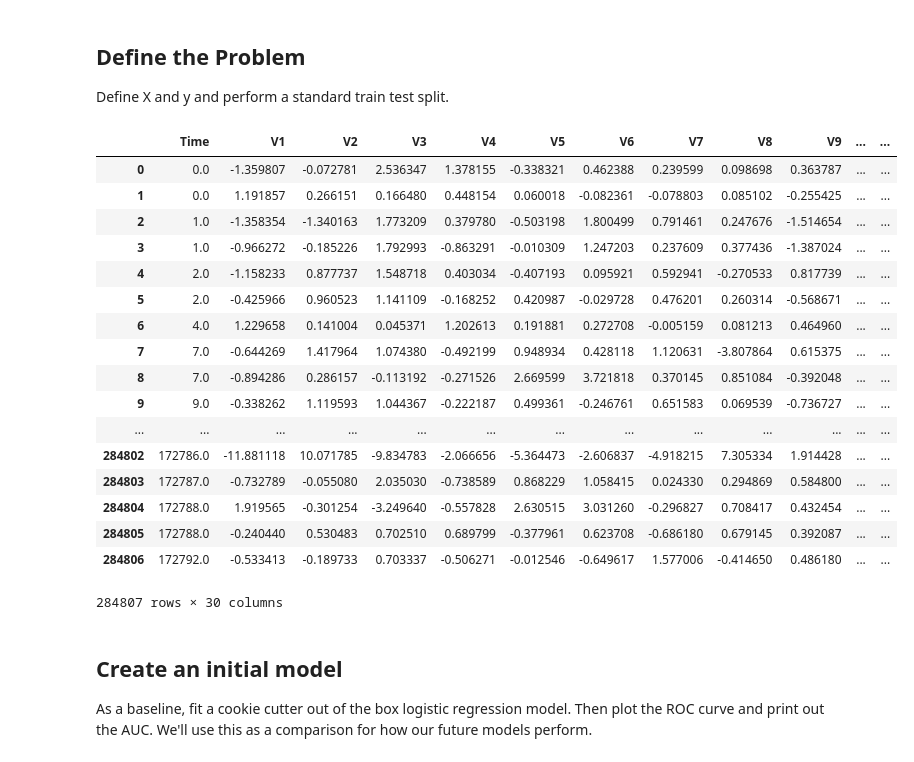
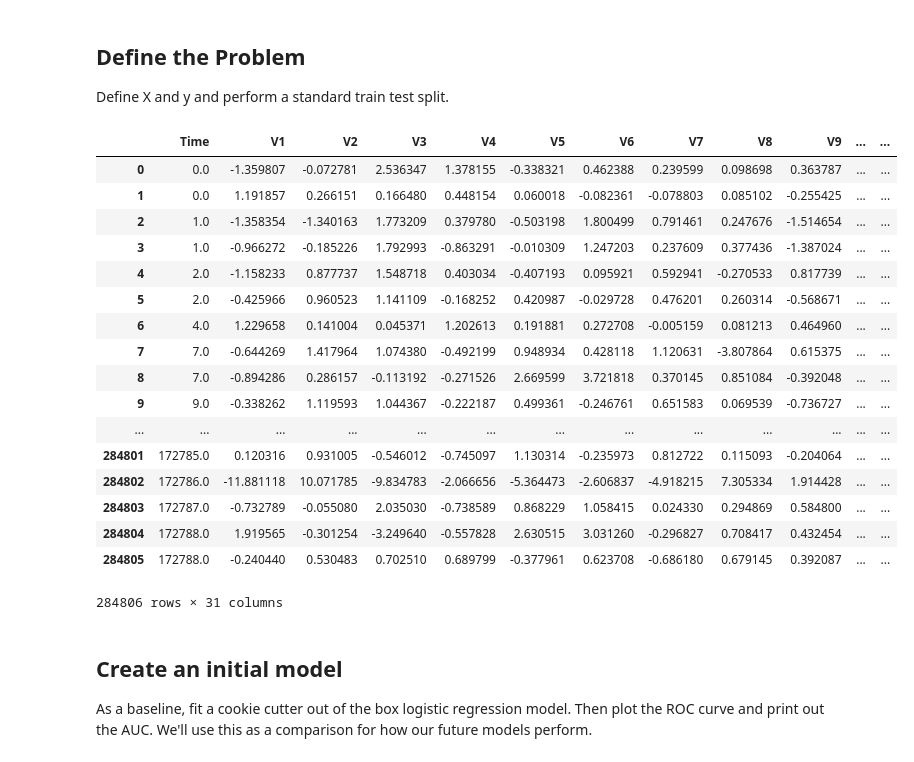
Before and after one commit to fleralle/dsc-class-imbalance-problems-lab-houston-ds-042219, a Jupyter notebook: index.ipynb, the cells around one changed output. Saved outputs shown, nothing was run; the diff lists cells and outputs as text; code cells hidden in the pictures.

```diff
--- a/index.ipynb
+++ b/index.ipynb
@@ -50,27 +50,28 @@ Define X and y and perform a standard train test split.
 # %%
 from sklearn.model_selection import train_test_split
 
 X = creditcard_df.iloc[:, :-1]
-y = creditcard_df[:-1]
+y = creditcard_df[,:-1]
+y
 # %% [output]
 |  | Time | V1 | V2 | V3 | V4 | V5 | V6 | V7 | V8 | V9 | ... | ... |
 | 0 | 0.0 | -1.359807 | -0.072781 | 2.536347 | 1.378155 | -0.338321 | 0.462388 | 0.239599 | 0.098698 | 0.363787 | ... | ... |
 | 1 | 0.0 | 1.191857 | 0.266151 | 0.166480 | 0.448154 | 0.060018 | -0.082361 | -0.078803 | 0.085102 | -0.255425 | ... | ... |
 | 2 | 1.0 | -1.358354 | -1.340163 | 1.773209 | 0.379780 | -0.503198 | 1.800499 | 0.791461 | 0.247676 | -1.514654 | ... | ... |
 | 3 | 1.0 | -0.966272 | -0.185226 | 1.792993 | -0.863291 | -0.010309 | 1.247203 | 0.237609 | 0.377436 | -1.387024 | ... | ... |
 | 4 | 2.0 | -1.158233 | 0.877737 | 1.548718 | 0.403034 | -0.407193 | 0.095921 | 0.592941 | -0.270533 | 0.817739 | ... | ... |
 | 5 | 2.0 | -0.425966 | 0.960523 | 1.141109 | -0.168252 | 0.420987 | -0.029728 | 0.476201 | 0.260314 | -0.568671 | ... | ... |
 | 6 | 4.0 | 1.229658 | 0.141004 | 0.045371 | 1.202613 | 0.191881 | 0.272708 | -0.005159 | 0.081213 | 0.464960 | ... | ... |
 | 7 | 7.0 | -0.644269 | 1.417964 | 1.074380 | -0.492199 | 0.948934 | 0.428118 | 1.120631 | -3.807864 | 0.615375 | ... | ... |
 | 8 | 7.0 | -0.894286 | 0.286157 | -0.113192 | -0.271526 | 2.669599 | 3.721818 | 0.370145 | 0.851084 | -0.392048 | ... | ... |
 | 9 | 9.0 | -0.338262 | 1.119593 | 1.044367 | -0.222187 | 0.499361 | -0.246761 | 0.651583 | 0.069539 | -0.736727 | ... | ... |
 | ... | ... | ... | ... | ... | ... | ... | ... | ... | ... | ... | ... | ... |
+| 284801 | 172785.0 | 0.120316 | 0.931005 | -0.546012 | -0.745097 | 1.130314 | -0.235973 | 0.812722 | 0.115093 | -0.204064 | ... | ... |
 | 284802 | 172786.0 | -11.881118 | 10.071785 | -9.834783 | -2.066656 | -5.364473 | -2.606837 | -4.918215 | 7.305334 | 1.914428 | ... | ... |
 | 284803 | 172787.0 | -0.732789 | -0.055080 | 2.035030 | -0.738589 | 0.868229 | 1.058415 | 0.024330 | 0.294869 | 0.584800 | ... | ... |
 | 284804 | 172788.0 | 1.919565 | -0.301254 | -3.249640 | -0.557828 | 2.630515 | 3.031260 | -0.296827 | 0.708417 | 0.432454 | ... | ... |
 | 284805 | 172788.0 | -0.240440 | 0.530483 | 0.702510 | 0.689799 | -0.377961 | 0.623708 | -0.686180 | 0.679145 | 0.392087 | ... | ... |
-| 284806 | 172792.0 | -0.533413 | -0.189733 | 0.703337 | -0.506271 | -0.012546 | -0.649617 | 1.577006 | -0.414650 | 0.486180 | ... | ... |
-284807 rows × 30 columns
+284806 rows × 31 columns
 # %% [markdown]
 ## Create an initial model
 
```
